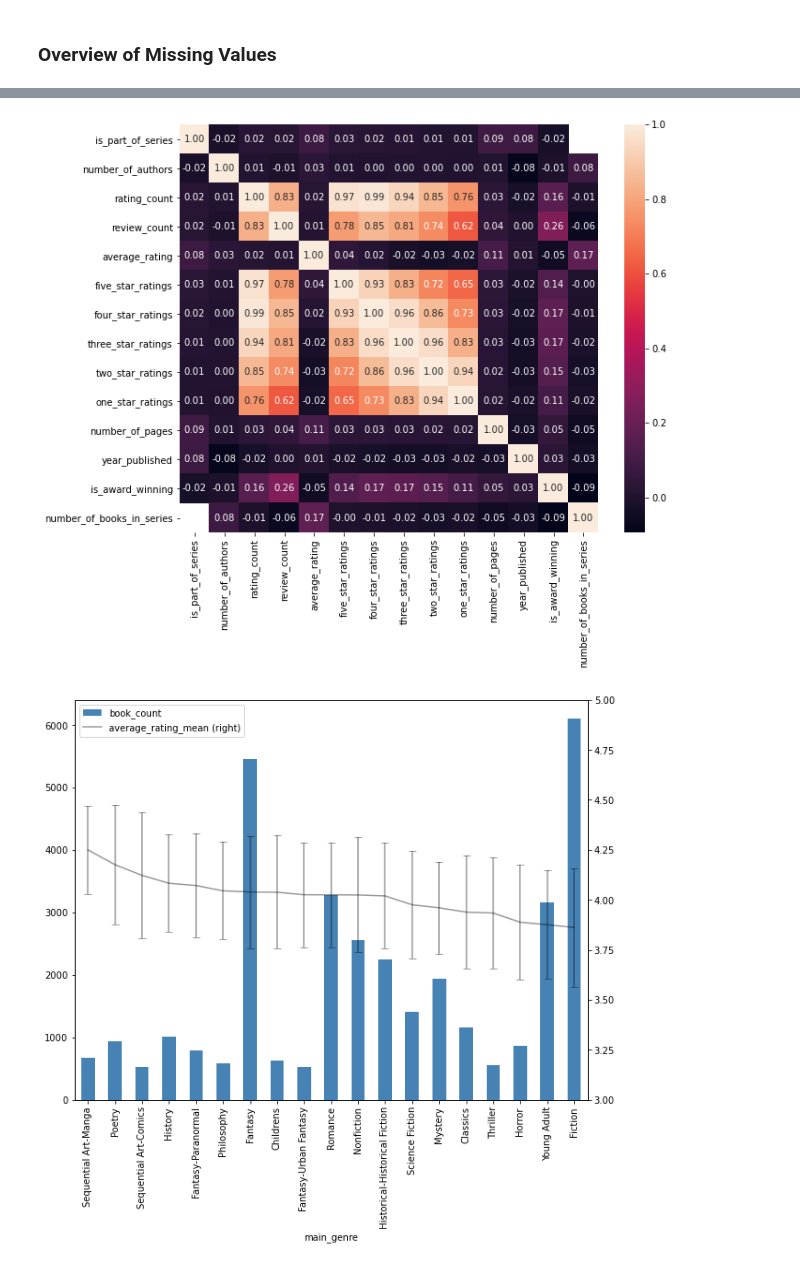
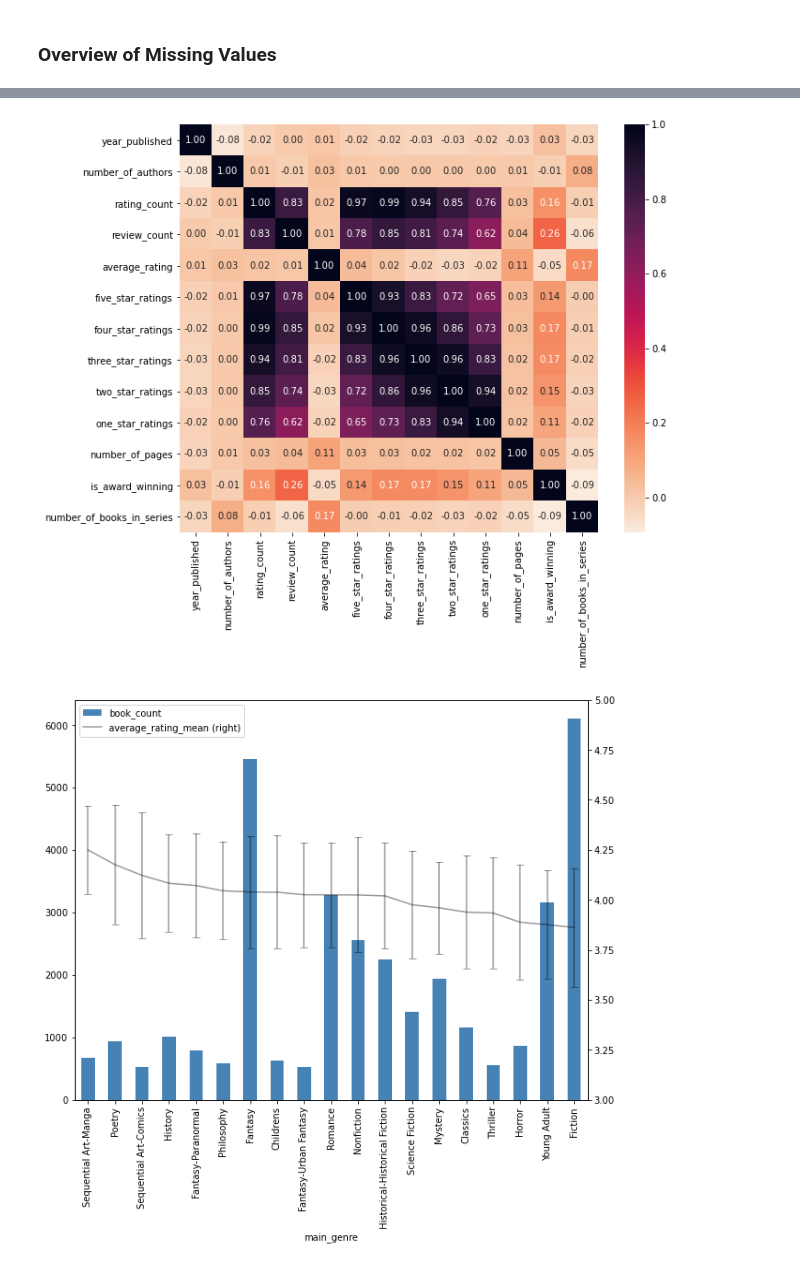
Before and after one commit to MareikeHeller/goodreads-best-books, a Jupyter notebook: best-books-prediction.ipynb, the cells around one changed output, grey strips where cells are left out. Drawn from its saved outputs; the diff is of its cells as text; code cells hidden in the pictures.

```diff
--- a/best-books-prediction.ipynb
+++ b/best-books-prediction.ipynb
@@ -147,0 +118,5 @@ dtype: float64
+# %%
+remove_cols_list = ['id','title','original_title','link','author_link','amazon_redirect_link','asin','books_in_series','series'
+                   ,'isbn','isbn13','worldcat_redirect_link','recommended_books','cover_link','description','characters'
+                   ,'genre_and_votes','author','date_published','awards','settings']
+df.drop(remove_cols_list, inplace=True, axis=1)
@@ -148,11 +143,11 @@ dtype: float64
 # %%
 correlation_matrix = df.corr()
 
 plt.rcParams['figure.figsize'] = (10,8)
-sn.heatmap(correlation_matrix, annot = True, fmt = '.2f')
+sn.heatmap(correlation_matrix, annot = True, fmt = '.2f', cmap = sn.cm.rocket_r)
 plt.show()
 # %% [output]
-[figure, old version]
+[figure, new version]
 # %%
 df_top_genres = df.groupby('main_genre').filter(lambda x: len(x) >= 500)
 df_count = df_top_genres[['main_genre','average_rating']].groupby('main_genre').count().rename(columns={'average_rating': 'book_count'})
```
Also changed, not shown: parts of 24 cells of this notebook.
